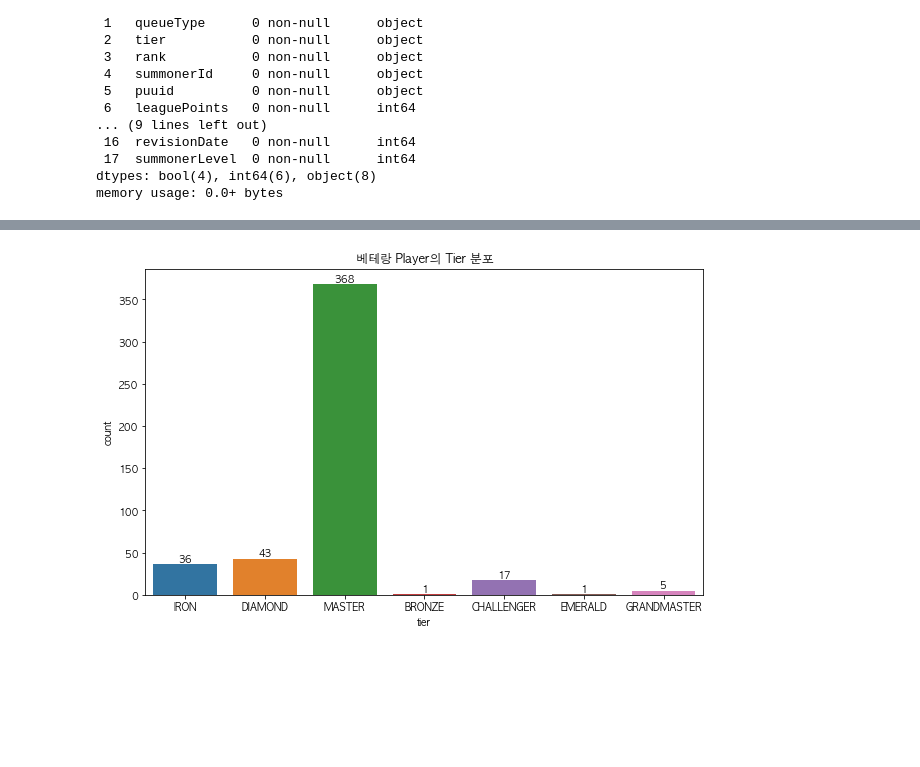
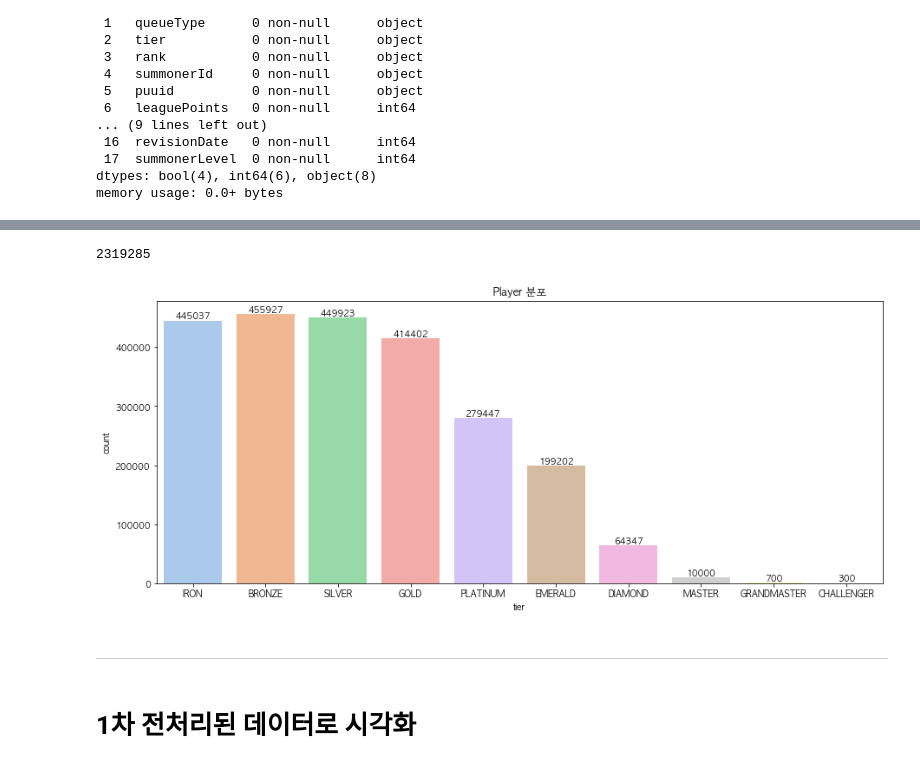
Before and after one commit to SKNETWORKS-FAMILY-AICAMP/SKN11-2nd-4Team, a Jupyter notebook: EDA/eda_hyg.ipynb, the cells around one changed output, grey strips where cells are left out. Cells and saved outputs as stored; diff of their text form; code cells hidden in the pictures; blank space fills up the shorter version.

Commit message:
visualize dataframe

```diff
--- a/EDA/eda_hyg.ipynb
+++ b/EDA/eda_hyg.ipynb
@@ -327,0 +316,5 @@ memory usage: 0.0+ bytes
+# %%
+original_df = pd.concat([pd.read_csv('../data/player_info/bg_player_info.csv'), \
+    pd.read_csv('../data/player_info/gd_player_info.csv'), pd.read_csv('../data/player_info/ic_player_info.csv'), \
+    pd.read_csv('../data/player_info/pe_player_info.csv'), pd.read_csv('../data/player_info/sm_player_info.csv')], axis=0)
+original_df.info()
@@ -328,19 +342,27 @@ memory usage: 0.0+ bytes
+# %%
+len(original_df)
+# %% [output]
+2319285
 # %%
-veteran_player = summoner_data[summoner_data['veteran']==True]
-# tier_order=['IRON','BRONZE','SILVER','GOLD','PLATINUM','EMERALD','DIAMOND','MASTER','GRANDMASTER','CHALLENGER'] # gold, silver, PLATINUM
+tier_order=['IRON','BRONZE','SILVER','GOLD','PLATINUM','EMERALD','DIAMOND','MASTER','GRANDMASTER','CHALLENGER']
 
-plt.figure(figsize=(10, 6))
-ax = sns.countplot(data=veteran_player, x='tier')
+plt.figure(figsize=(15,6))
+sns.set_palette("pastel")
+ax = sns.countplot(data=original_df, x='tier', order=tier_order, hue_order=tier_order)
 
 for p in ax.patches:
     ax.annotate(f'{int(p.get_height())}',
-        (p.get_x() + p.get_width() / 2, p.get_height()),
-        ha='center',
-        va='bottom',
-        fontsize=10,
-        color='black')
+                (p.get_x() + p.get_width() / 2, p.get_height()),
+                ha='center',
+                va='bottom',
+                fontsize=10,
+                color='black')
 
-plt.title("베테랑 Player의 Tier 분포")
+plt.title('Player 분포')
 plt.show()
 # %% [output]
-[figure, old version]
+[figure, new version]
+# %% [markdown]
+---
+# %% [markdown]
+# 1차 전처리된 데이터로 시각화
```
Also changed, not shown: parts of 14 cells of this notebook.
